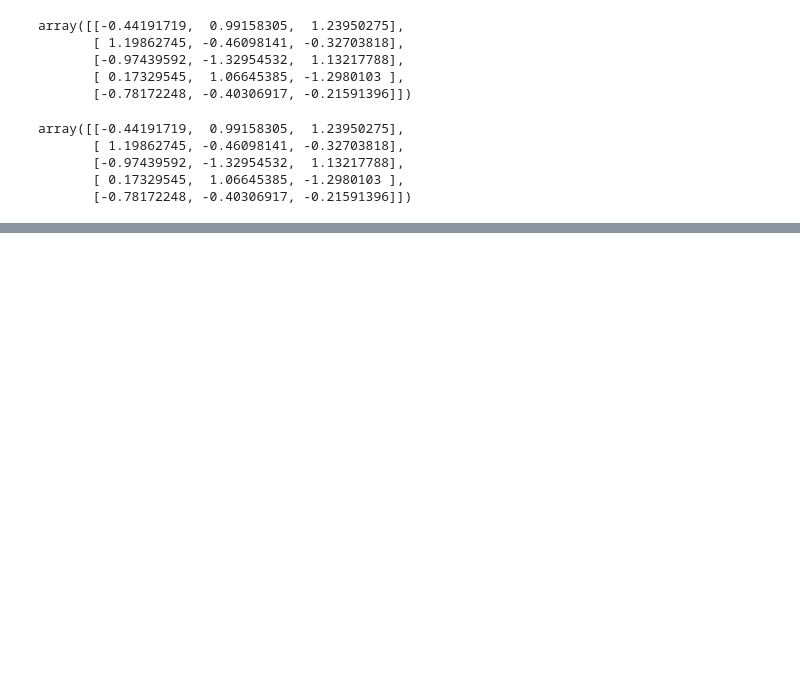
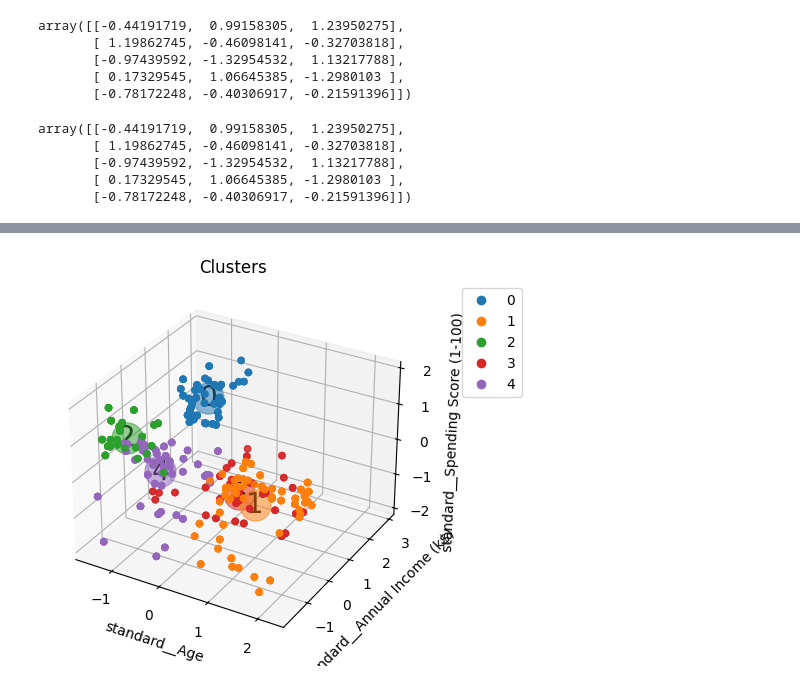
Before and after one commit to BraulioHermanson/Projeto_Segmentacao_de_Clientes, a Jupyter notebook: notebooks/[02] Pipeline.ipynb, the cells around one changed output, grey strips where cells are left out. Cells and saved outputs as stored; diff of their text form; code cells hidden in the pictures; blank space fills up the shorter version.

```diff
--- a/notebooks/[02] Pipeline.ipynb
+++ b/notebooks/[02] Pipeline.ipynb
@@ -307,0 +319,11 @@ array([[-0.44191719,  0.99158305,  1.23950275],
+# %%
+visualizar_clusters(
+    dataframe=df_scaled,
+    colunas=['standard__Age', 'standard__Annual Income (k$)', 'standard__Spending Score (1-100)'],
+    quantidade_cores=5,
+    centroids=centroids,
+    mostrar_pontos=True,
+    coluna_clusters=df_clustered["cluster"]
+)
+# %% [output]
+[figure, added]
```
Also changed, not shown: parts of 1 cell of this notebook, 1 other file.
